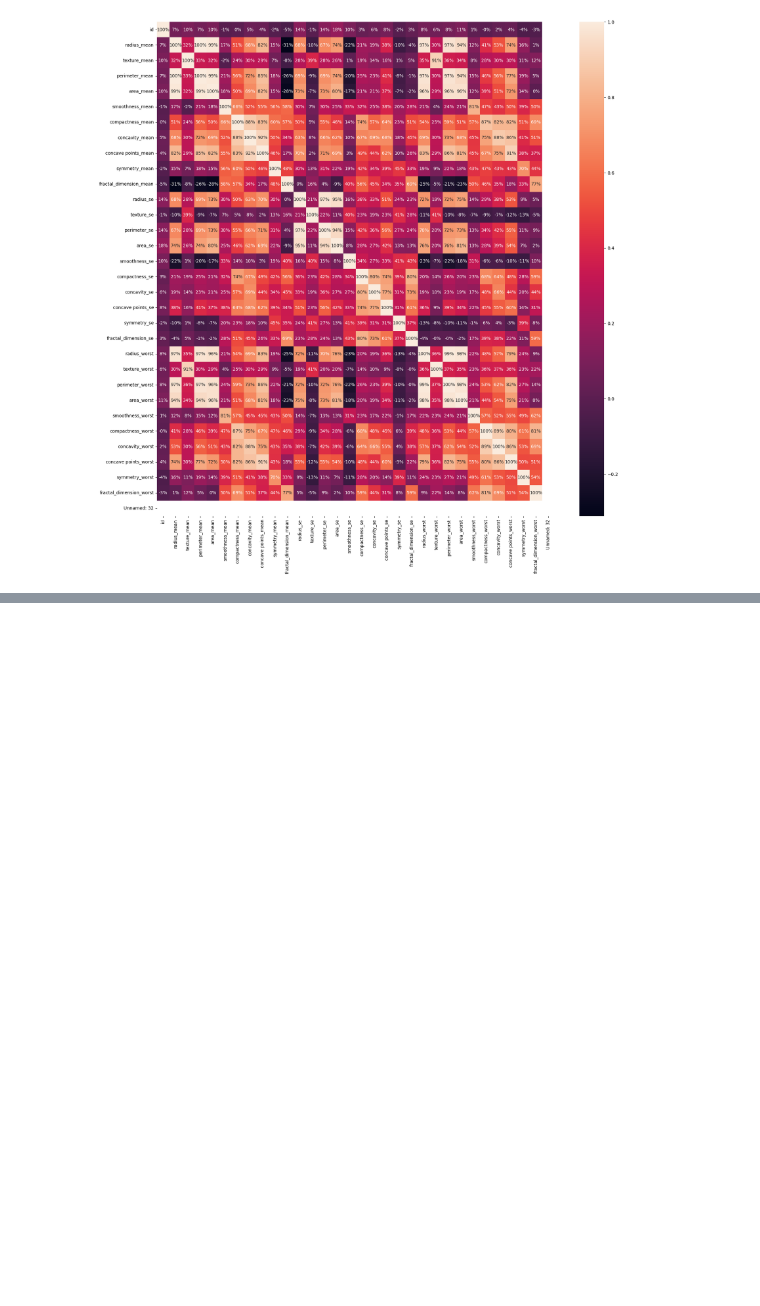
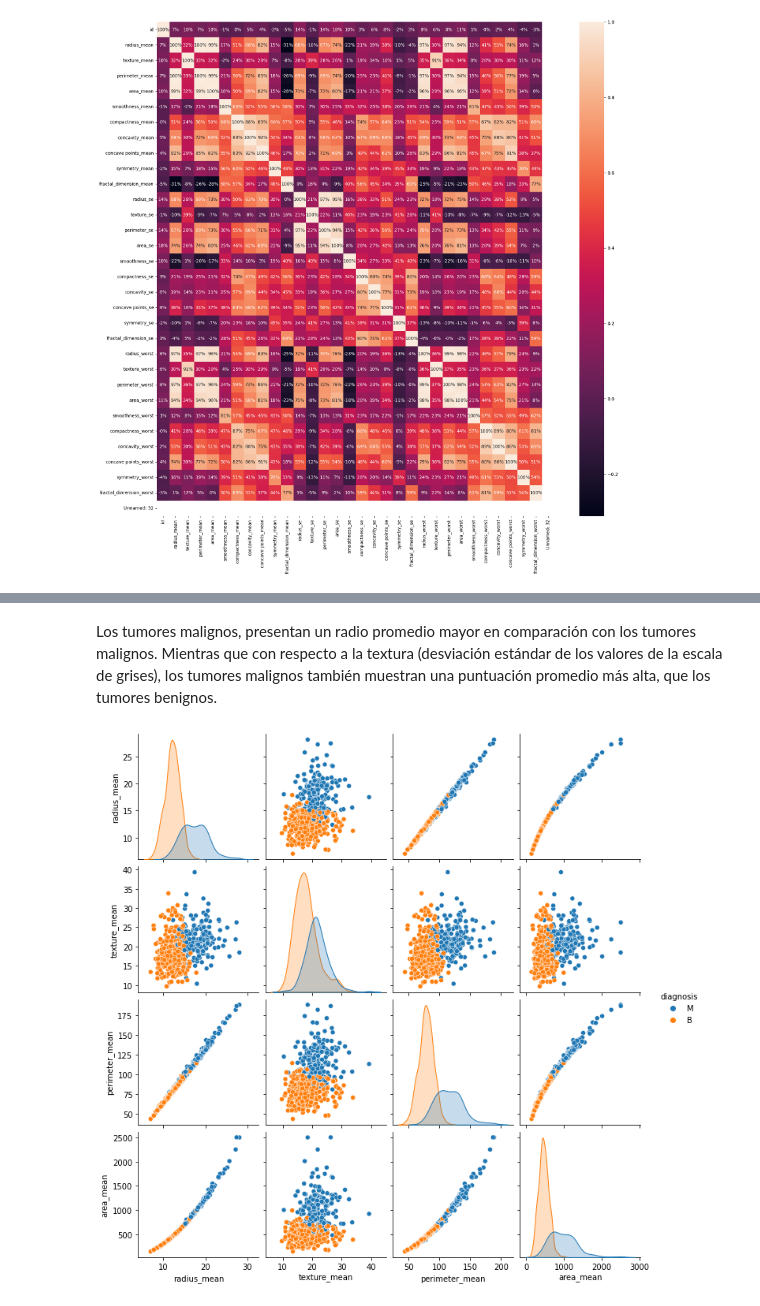
Before and after one commit to cirman/Proyecto_machine_learning, a Jupyter notebook: _sources/notebooks.ipynb, the cells around one changed output, grey strips where cells are left out. Cells and saved outputs as stored; diff of their text form; code cells hidden in the pictures; blank space fills up the shorter version.

```diff
--- a/_sources/notebooks.ipynb
+++ b/_sources/notebooks.ipynb
@@ -135,0 +139,9 @@ This will become an error in seaborn v0.14.0; please update your code.
+# %% [markdown]
+Los tumores malignos, presentan un radio promedio mayor en comparación con los tumores malignos. Mientras que con respecto a la textura (desviación estándar de los valores de la escala de grises), los tumores malignos también muestran una puntuación promedio más alta, que los tumores benignos.
+# %%
+cols = ["diagnosis", "radius_mean", "texture_mean", "perimeter_mean", "area_mean"]
+
+sns.pairplot(data[cols], hue="diagnosis")
+plt.show()
+# %% [output]
+[figure, added]
```
Also changed, not shown: parts of 5 cells of this notebook, 7 other files.
